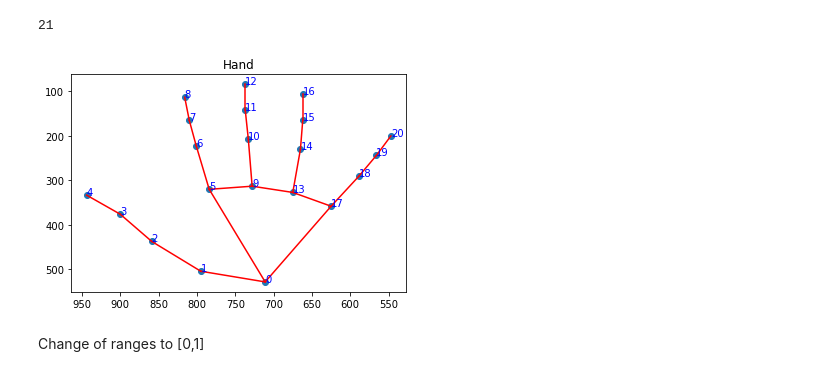
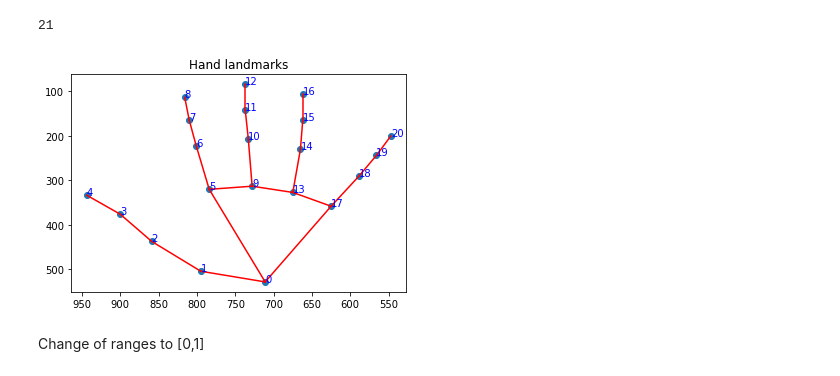
Before and after one commit to JanSzewczyk/hands-control-system, a Jupyter notebook: hands-gesture-classifier.ipynb, the cells around one changed output. Cells and saved outputs as stored; diff of their text form; code cells hidden in the pictures.

```diff
--- a/hands-gesture-classifier.ipynb
+++ b/hands-gesture-classifier.ipynb
@@ -173,9 +170,9 @@ number_coords
 # %% [output]
 21
 # %%
-draw_hand_gesture(hand_landmarks_list, 'Hand')
+draw_hand_gesture(hand_landmarks_list, 'Hand landmarks')
 # %% [output]
-[figure, old version]
+[figure, new version]
 # %% [markdown]
 Change of ranges to [0,1]
 # %%
```
Also changed, not shown: parts of 38 cells of this notebook, 5 other files.
